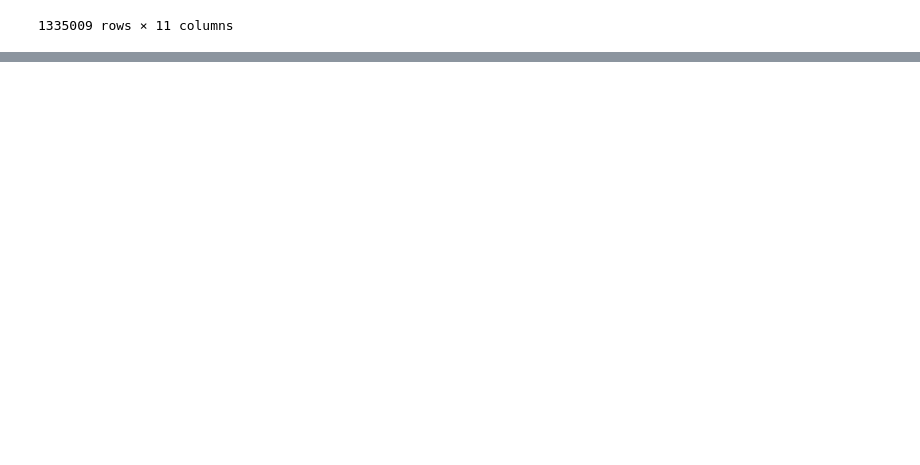
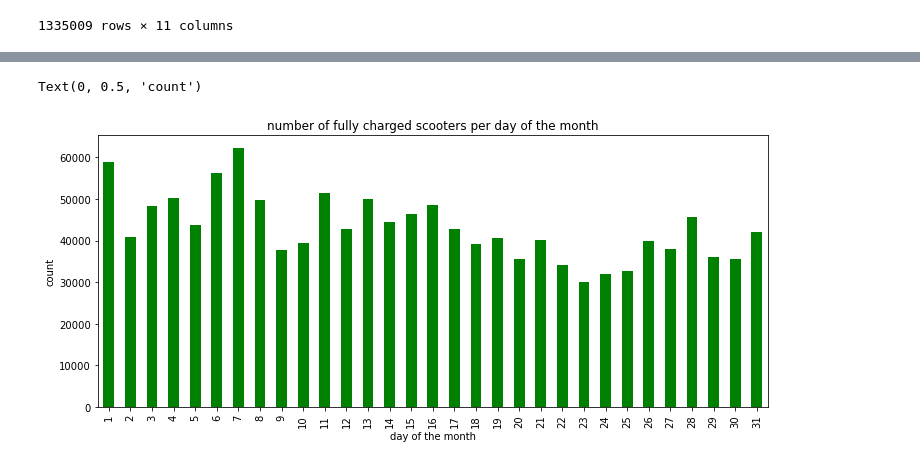
Before and after one commit to Quezadajl/nashville-scooters-project, a Jupyter notebook: notebooks/july.ipynb, the cells around one changed output, grey strips where cells are left out. Saved outputs shown, nothing was run; the diff lists cells and outputs as text; code cells hidden in the pictures; blank space fills up the shorter version.

```diff
--- a/notebooks/july.ipynb
+++ b/notebooks/july.ipynb
@@ -93,0 +173,3 @@ full_charge
+# %%
+full_day_of_month = full_charge['day'].value_counts().sort_index()
+full_day_of_month
@@ -93,0 +270,9 @@ full_charge
+# %%
+full_day_of_month.plot(kind="bar", figsize=(12,5), color= 'green')
+
+plt.title('number of fully charged scooters per day of the month')
+plt.xlabel('day of the month')
+plt.ylabel('count')
+# %% [output]
+Text(0, 0.5, 'count')
+[figure, added]
```
Also changed, not shown: parts of 17 cells of this notebook, 1 other file.
